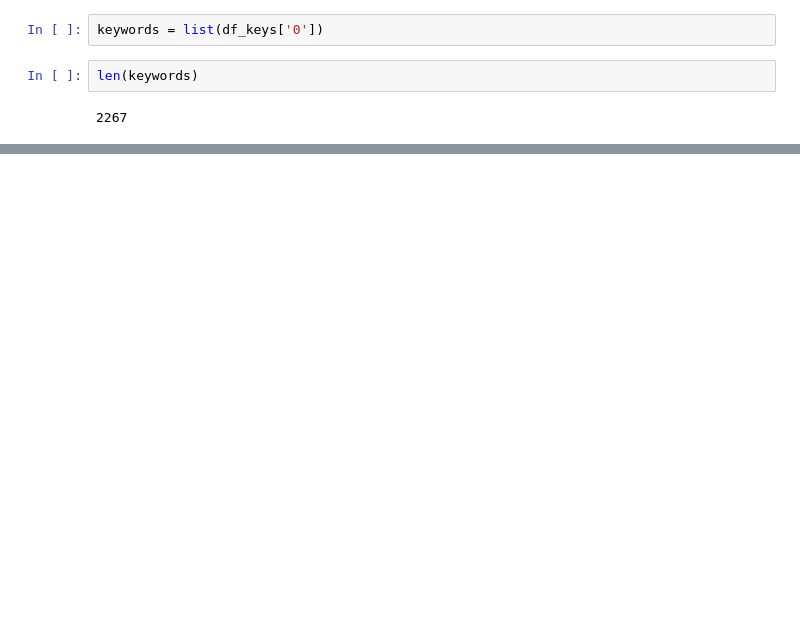
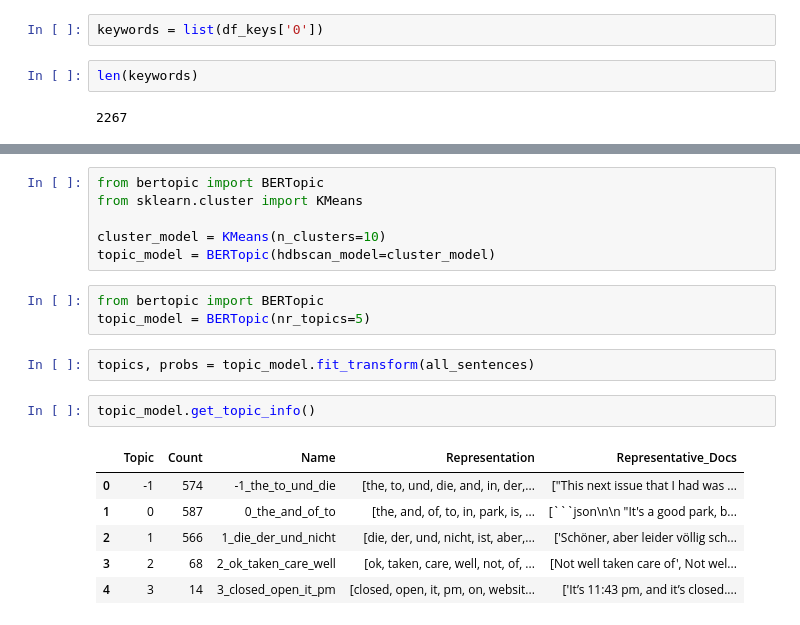
Before and after one commit to LukasKochRuchay/google_review_topic_modelling, a Jupyter notebook: notebooks/xx_legacy/03_keyword_clustering.ipynb, the cells around one changed output, grey strips where cells are left out. Drawn from its saved outputs; the diff is of its cells as text; blank space fills up the shorter version.

````diff
--- a/notebooks/xx_legacy/03_keyword_clustering.ipynb
+++ b/notebooks/xx_legacy/03_keyword_clustering.ipynb
@@ -79,0 +249,20 @@ Keywords per cluster: Counter({0: 1015, 1: 796, 2: 456})
+# %%
+from bertopic import BERTopic
+from sklearn.cluster import KMeans
+
+cluster_model = KMeans(n_clusters=10)
+topic_model = BERTopic(hdbscan_model=cluster_model)
+# %%
+from bertopic import BERTopic
+topic_model = BERTopic(nr_topics=5)
+# %%
+topics, probs = topic_model.fit_transform(all_sentences)
+# %%
+topic_model.get_topic_info()
+# %% [output]
+|  | Topic | Count | Name | Representation | Representative_Docs |
+| 0 | -1 | 574 | -1_the_to_und_die | [the, to, und, die, and, in, der,... | ["This next issue that I had was ... |
+| 1 | 0 | 587 | 0_the_and_of_to | [the, and, of, to, in, park, is, ... | [```json\n\n "It's a good park, b... |
+| 2 | 1 | 566 | 1_die_der_und_nicht | [die, der, und, nicht, ist, aber,... | ['Schöner, aber leider völlig sch... |
+| 3 | 2 | 68 | 2_ok_taken_care_well | [ok, taken, care, well, not, of, ... | [Not well taken care of', Not wel... |
+| 4 | 3 | 14 | 3_closed_open_it_pm | [closed, open, it, pm, on, websit... | ['It’s 11:43 pm, and it’s closed.... |
````
Also changed, not shown: parts of 32 cells of this notebook.
